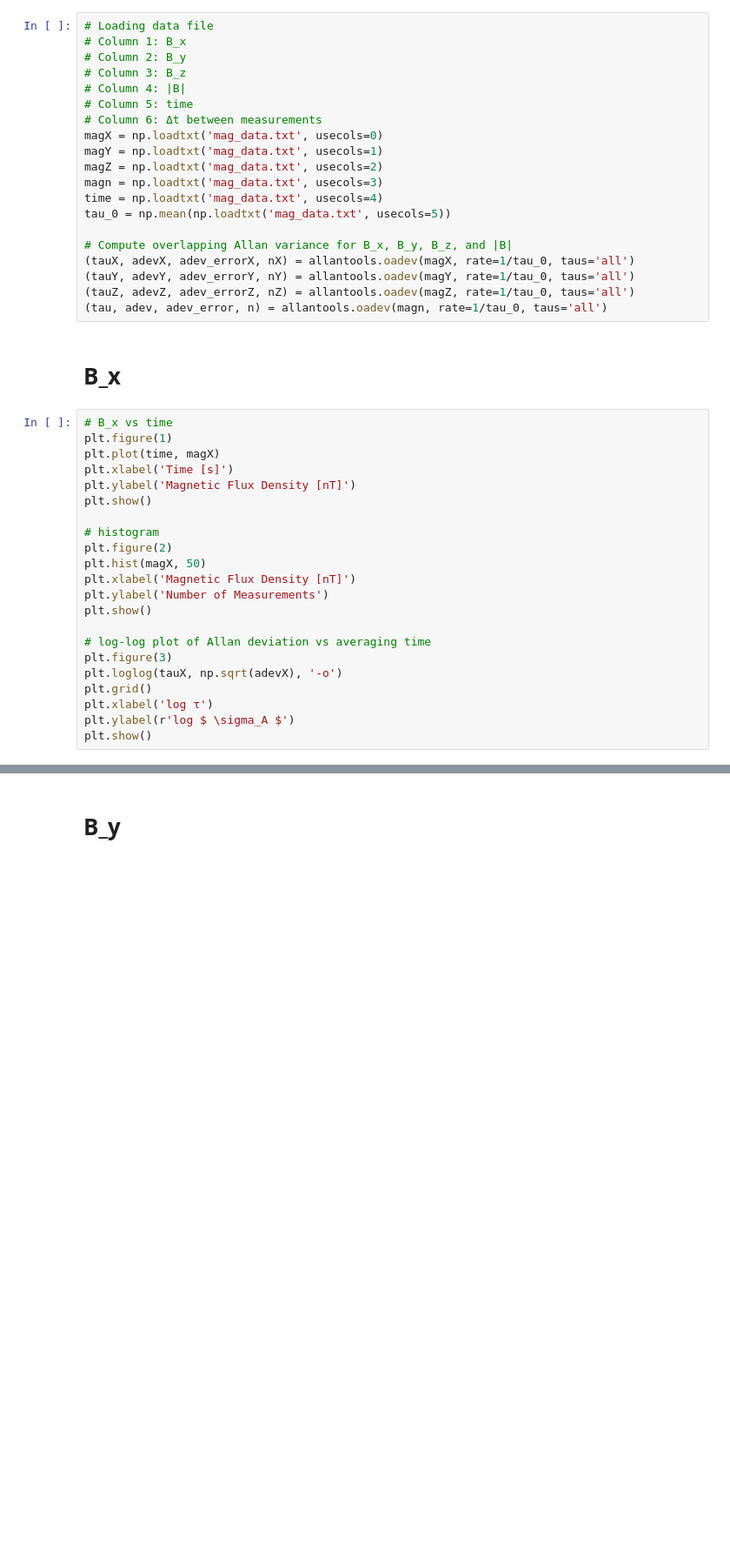
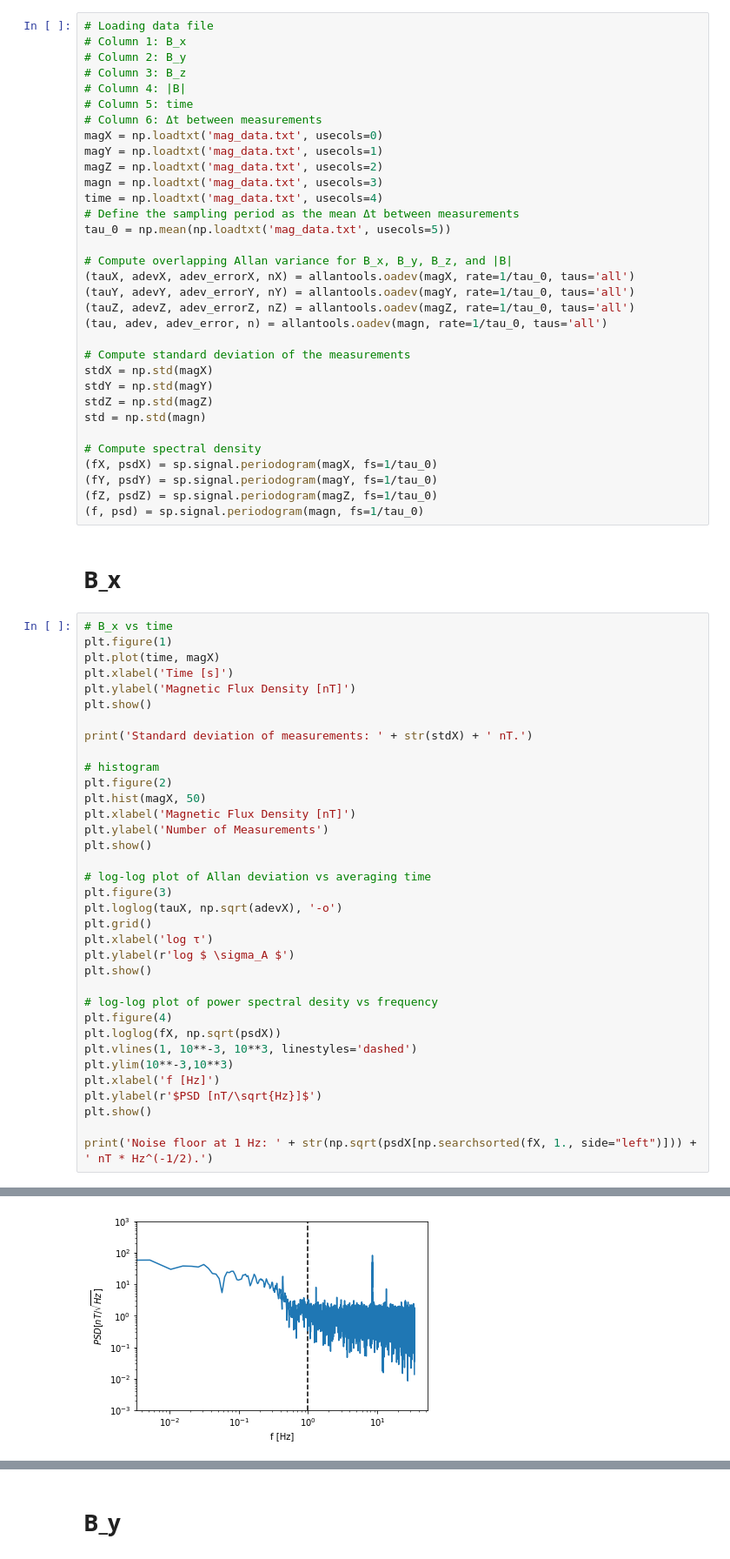
Before and after one commit to OregonIons/RM3100-Magnetic-Sensor, a Jupyter notebook: rm3100_adev.ipynb, the cells around one changed output, grey strips where cells are left out. Shown: that part at 87% size. Cells and saved outputs as stored; diff of their text form; blank space fills up the shorter version.

```diff
--- a/rm3100_adev.ipynb
+++ b/rm3100_adev.ipynb
@@ -15,6 +16,7 @@ magY = np.loadtxt('mag_data.txt', usecols=1)
 magZ = np.loadtxt('mag_data.txt', usecols=2)
 magn = np.loadtxt('mag_data.txt', usecols=3)
 time = np.loadtxt('mag_data.txt', usecols=4)
+# Define the sampling period as the mean Δt between measurements
 tau_0 = np.mean(np.loadtxt('mag_data.txt', usecols=5))
 
 # Compute overlapping Allan variance for B_x, B_y, B_z, and |B|
@@ -22,6 +24,18 @@ tau_0 = np.mean(np.loadtxt('mag_data.txt', usecols=5))
 (tauY, adevY, adev_errorY, nY) = allantools.oadev(magY, rate=1/tau_0, taus='all')
 (tauZ, adevZ, adev_errorZ, nZ) = allantools.oadev(magZ, rate=1/tau_0, taus='all')
 (tau, adev, adev_error, n) = allantools.oadev(magn, rate=1/tau_0, taus='all')
+
+# Compute standard deviation of the measurements
+stdX = np.std(magX)
+stdY = np.std(magY)
+stdZ = np.std(magZ)
+std = np.std(magn)
+
+# Compute spectral density
+(fX, psdX) = sp.signal.periodogram(magX, fs=1/tau_0)
+(fY, psdY) = sp.signal.periodogram(magY, fs=1/tau_0)
+(fZ, psdZ) = sp.signal.periodogram(magZ, fs=1/tau_0)
+(f, psd) = sp.signal.periodogram(magn, fs=1/tau_0)
 # %% [markdown]
 # B_x
 # %%
@@ -31,6 +45,8 @@ plt.plot(time, magX)
 plt.xlabel('Time [s]')
 plt.ylabel('Magnetic Flux Density [nT]')
 plt.show()
+
+print('Standard deviation of measurements: ' + str(stdX) + ' nT.')
 
 # histogram
 plt.figure(2)
@@ -46,5 +62,16 @@ plt.grid()
 plt.xlabel('log τ')
 plt.ylabel(r'log $ \sigma_A $')
 plt.show()
+
+# log-log plot of power spectral desity vs frequency
+plt.figure(4)
+plt.loglog(fX, np.sqrt(psdX))
+plt.vlines(1, 10**-3, 10**3, linestyles='dashed')
+plt.ylim(10**-3,10**3)
+plt.xlabel('f [Hz]')
+plt.ylabel(r'$PSD [nT/\sqrt{Hz}]$')
+plt.show()
+
+print('Noise floor at 1 Hz: ' + str(np.sqrt(psdX[np.searchsorted(fX, 1., side="left")])) + ' nT * Hz^(-1/2).')
 # %% [output]
 [figure]
@@ -51,2 +79,3 @@ plt.show()
 [figure]
 [figure]
+[figure, added]
```
Also changed, not shown: parts of 5 cells of this notebook.
